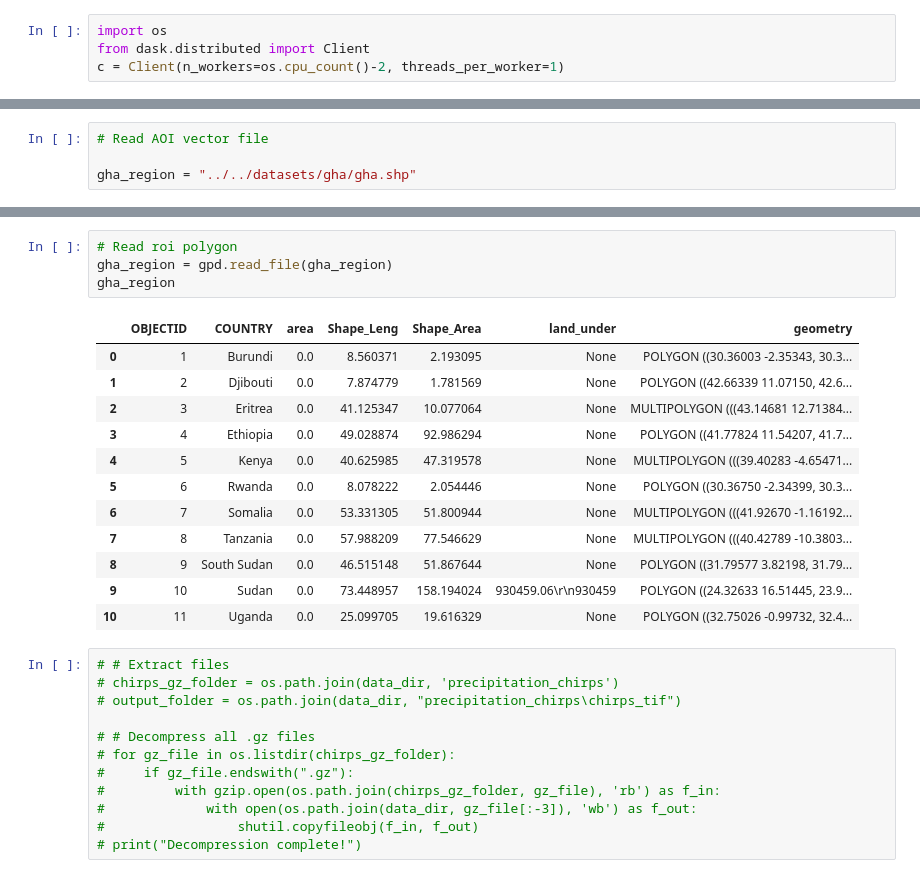
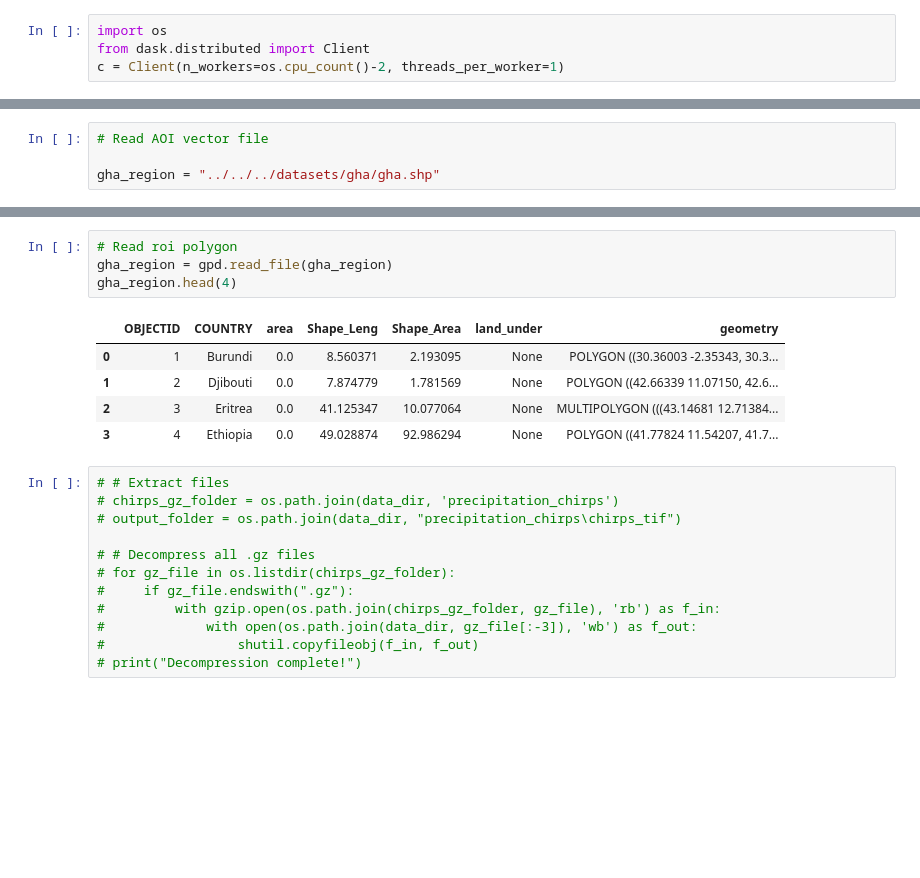
Before and after one commit to linibensonjr/drought-detection-gha, a Jupyter notebook: codebase/preprocessing/precipitation_preprocessing.ipynb, the cells around one changed output, grey strips where cells are left out. Saved outputs shown, nothing was run; the diff lists cells and outputs as text; blank space fills up the shorter version.

```diff
--- a/codebase/preprocessing/precipitation_preprocessing.ipynb
+++ b/codebase/preprocessing/precipitation_preprocessing.ipynb
@@ -50,4 +42,4 @@ data_dir = "../../datasets/precipitation_chirps/chirps_tif"
 # %%
 # Read AOI vector file
 
-gha_region = "../../datasets/gha/gha.shp"
+gha_region = "../../../datasets/gha/gha.shp"
@@ -84,20 +46,13 @@ crs
 # %%
 # Read roi polygon
 gha_region = gpd.read_file(gha_region)
-gha_region
+gha_region.head(4)
 # %% [output]
 |  | OBJECTID | COUNTRY | area | Shape_Leng | Shape_Area | land_under | geometry |
 | 0 | 1 | Burundi | 0.0 | 8.560371 | 2.193095 | None | POLYGON ((30.36003 -2.35343, 30.3... |
 | 1 | 2 | Djibouti | 0.0 | 7.874779 | 1.781569 | None | POLYGON ((42.66339 11.07150, 42.6... |
 | 2 | 3 | Eritrea | 0.0 | 41.125347 | 10.077064 | None | MULTIPOLYGON (((43.14681 12.71384... |
 | 3 | 4 | Ethiopia | 0.0 | 49.028874 | 92.986294 | None | POLYGON ((41.77824 11.54207, 41.7... |
-| 4 | 5 | Kenya | 0.0 | 40.625985 | 47.319578 | None | MULTIPOLYGON (((39.40283 -4.65471... |
-| 5 | 6 | Rwanda | 0.0 | 8.078222 | 2.054446 | None | POLYGON ((30.36750 -2.34399, 30.3... |
-| 6 | 7 | Somalia | 0.0 | 53.331305 | 51.800944 | None | MULTIPOLYGON (((41.92670 -1.16192... |
-| 7 | 8 | Tanzania | 0.0 | 57.988209 | 77.546629 | None | MULTIPOLYGON (((40.42789 -10.3803... |
-| 8 | 9 | South Sudan | 0.0 | 46.515148 | 51.867644 | None | POLYGON ((31.79577 3.82198, 31.79... |
-| 9 | 10 | Sudan | 0.0 | 73.448957 | 158.194024 | 930459.06\r\n930459 | POLYGON ((24.32633 16.51445, 23.9... |
-| 10 | 11 | Uganda | 0.0 | 25.099705 | 19.616329 | None | POLYGON ((32.75026 -0.99732, 32.4... |
 # %%
 # # Extract files
 # chirps_gz_folder = os.path.join(data_dir, 'precipitation_chirps')
```
Also changed, not shown: parts of 31 cells of this notebook.
